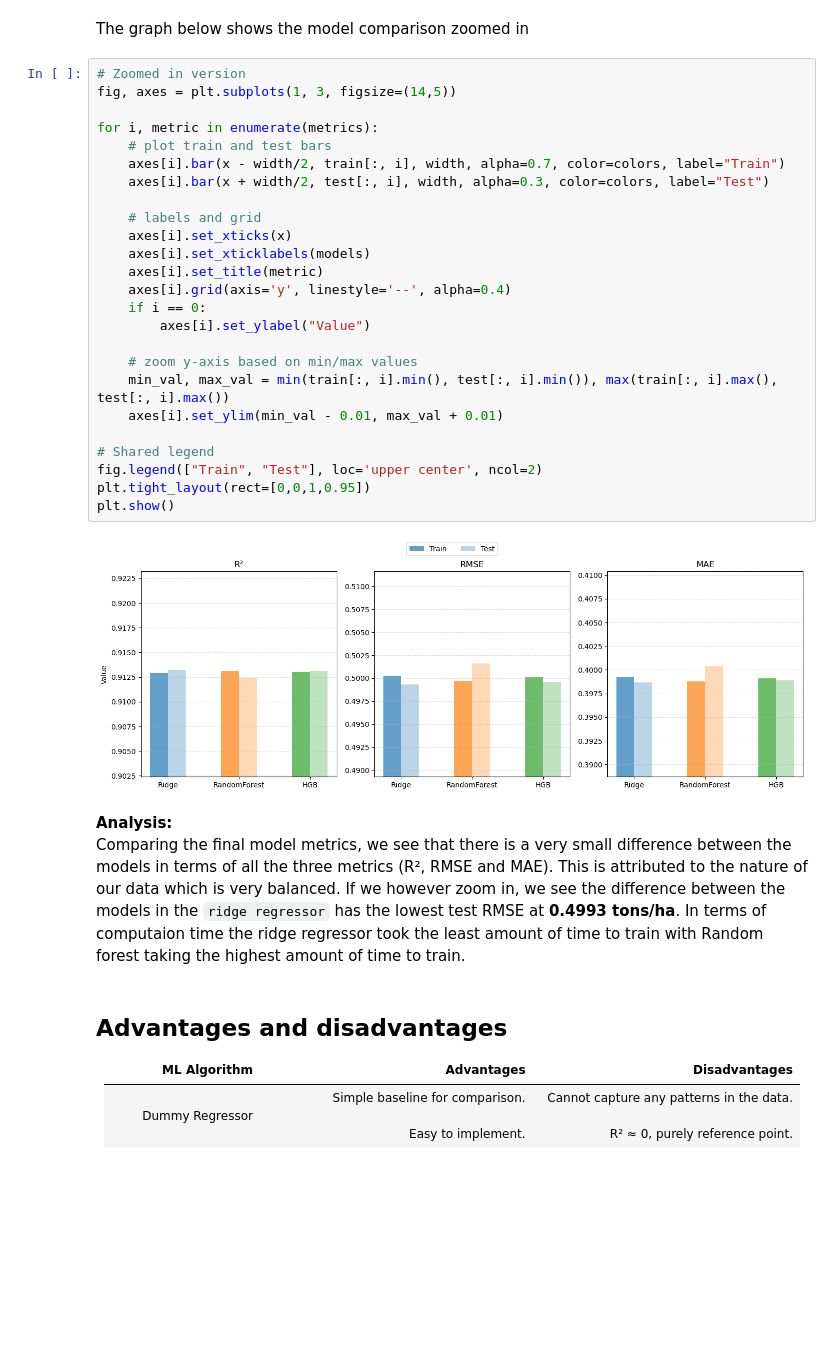
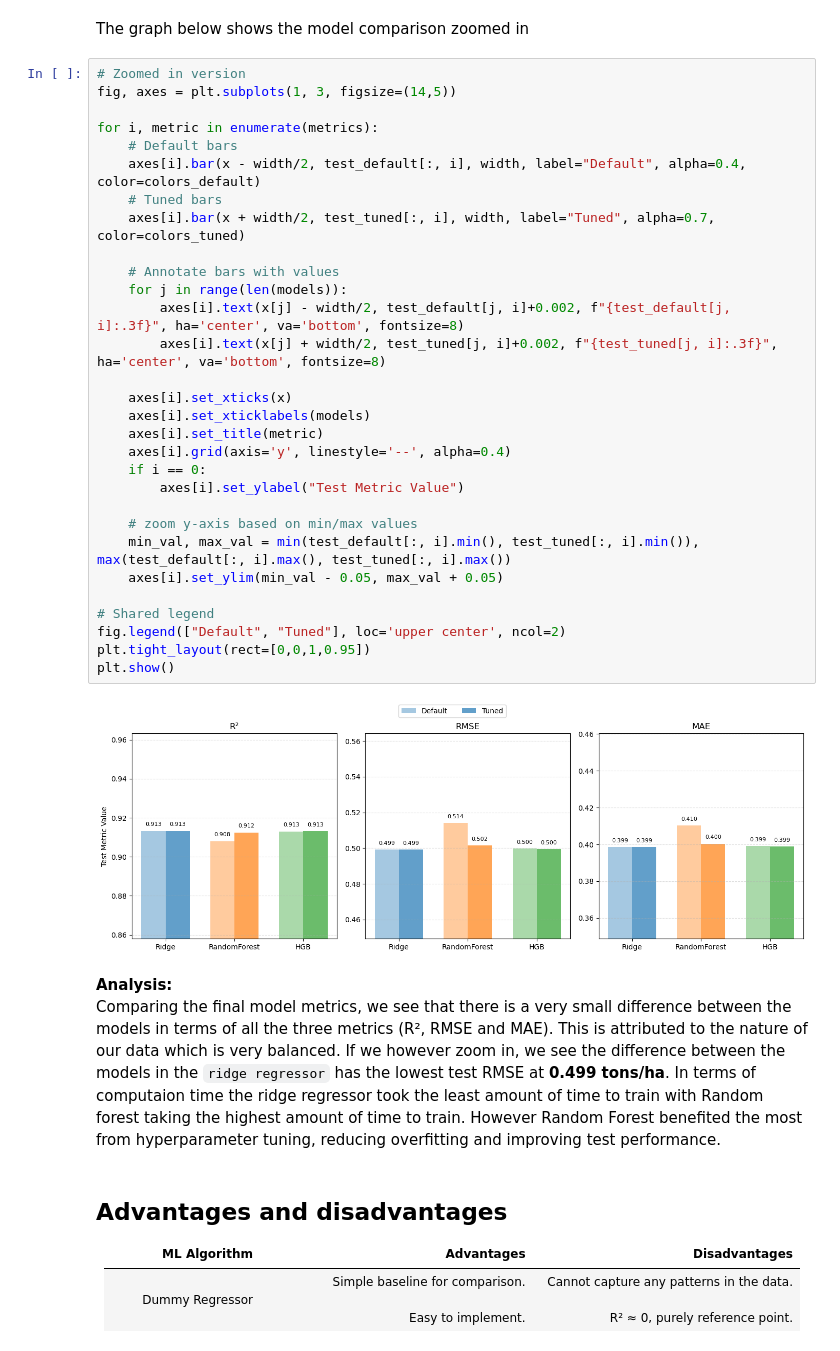
Before and after one commit to Angelicarjs/crop_yield_ML_project, a Jupyter notebook: ML_Milestone1Revision.ipynb, the cells around one changed output. Drawn from its saved outputs; the diff is of its cells as text; blank space fills up the shorter version.

```diff
--- a/ML_Milestone1Revision.ipynb
+++ b/ML_Milestone1Revision.ipynb
@@ -1289,33 +1302,38 @@ The graph below shows the model comparison zoomed in
 # %%
 # Zoomed in version
 fig, axes = plt.subplots(1, 3, figsize=(14,5))
 
 for i, metric in enumerate(metrics):
-    # plot train and test bars
-    axes[i].bar(x - width/2, train[:, i], width, alpha=0.7, color=colors, label="Train")
-    axes[i].bar(x + width/2, test[:, i], width, alpha=0.3, color=colors, label="Test")
+    # Default bars
+    axes[i].bar(x - width/2, test_default[:, i], width, label="Default", alpha=0.4, color=colors_default)
+    # Tuned bars
+    axes[i].bar(x + width/2, test_tuned[:, i], width, label="Tuned", alpha=0.7, color=colors_tuned)
 
-    # labels and grid
+    # Annotate bars with values
+    for j in range(len(models)):
+        axes[i].text(x[j] - width/2, test_default[j, i]+0.002, f"{test_default[j, i]:.3f}", ha='center', va='bottom', fontsize=8)
+        axes[i].text(x[j] + width/2, test_tuned[j, i]+0.002, f"{test_tuned[j, i]:.3f}", ha='center', va='bottom', fontsize=8)
+
     axes[i].set_xticks(x)
     axes[i].set_xticklabels(models)
     axes[i].set_title(metric)
     axes[i].grid(axis='y', linestyle='--', alpha=0.4)
     if i == 0:
-        axes[i].set_ylabel("Value")
+        axes[i].set_ylabel("Test Metric Value")
 
     # zoom y-axis based on min/max values
-    min_val, max_val = min(train[:, i].min(), test[:, i].min()), max(train[:, i].max(), test[:, i].max())
-    axes[i].set_ylim(min_val - 0.01, max_val + 0.01)
+    min_val, max_val = min(test_default[:, i].min(), test_tuned[:, i].min()), max(test_default[:, i].max(), test_tuned[:, i].max())
+    axes[i].set_ylim(min_val - 0.05, max_val + 0.05)
 
 # Shared legend
-fig.legend(["Train", "Test"], loc='upper center', ncol=2)
+fig.legend(["Default", "Tuned"], loc='upper center', ncol=2)
 plt.tight_layout(rect=[0,0,1,0.95])
 plt.show()
 # %% [output]
-[figure, old version]
+[figure, new version]
 # %% [markdown]
 **Analysis:**
-Comparing the final model metrics, we see that there is a very small difference between the models in terms of all the three metrics (R², RMSE and MAE). This is attributed to the nature of our data which is very balanced. If we however zoom in, we see the difference between the models in the `ridge regressor` has the lowest test RMSE at **0.4993 tons/ha**. In terms of computaion time the ridge regressor took the least amount of time to train with Random forest taking the highest amount of time to train.
+Comparing the final model metrics, we see that there is a very small difference between the models in terms of all the three metrics (R², RMSE and MAE). This is attributed to the nature of our data which is very balanced. If we however zoom in, we see the difference between the models in the `ridge regressor` has the lowest test RMSE at **0.499 tons/ha**. In terms of computaion time the ridge regressor took the least amount of time to train with Random forest taking the highest amount of time to train. However Random Forest benefited the most from hyperparameter tuning, reducing overfitting and improving test performance.
 # %% [markdown]
  ## **Advantages and disadvantages**
 
```
Also changed, not shown: parts of 2 cells of this notebook.
